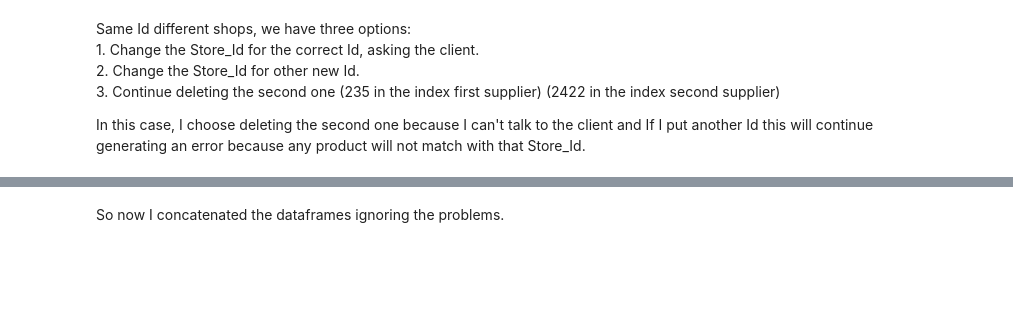
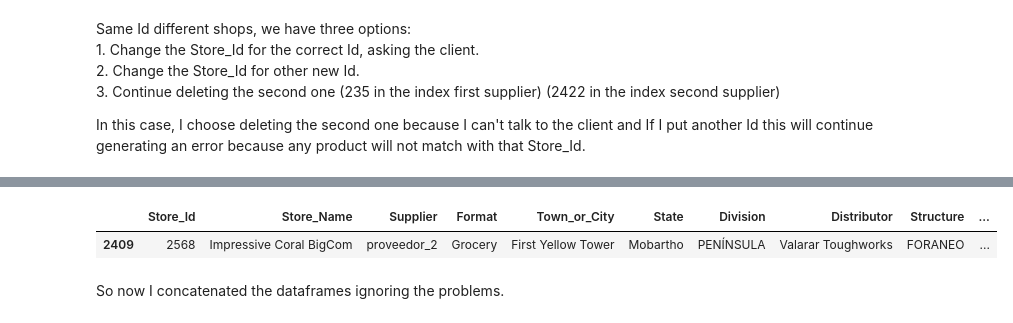
Before and after one commit to Mariacagi/Prueba_t-cnica_WA, a Jupyter notebook: src/main.ipynb, the cells around one changed output, grey strips where cells are left out. Cells and saved outputs as stored; diff of their text form; code cells hidden in the pictures; blank space fills up the shorter version.

```diff
--- a/src/main.ipynb
+++ b/src/main.ipynb
@@ -596,3 +599,9 @@ See the caveats in the documentation: https://pandas.pydata.org/pandas-docs/stab
+# %%
+# Checking the deleting was done well for second supplier
+maestro_client_prov2.loc[(maestro_client_prov2["Store_Id"] == 2568),:]
+# %% [output]
+|  | Store_Id | Store_Name | Supplier | Format | Town_or_City | State | Division | Distributor | Structure | ... |
+| 2409 | 2568 | Impressive Coral BigCom | proveedor_2 | Grocery | First Yellow Tower | Mobartho | PENÍNSULA | Valarar Toughworks | FORANEO | ... |
 # %% [markdown]
 So now I concatenated the dataframes ignoring the problems.
 # %%
```
Also changed, not shown: parts of 9 cells of this notebook, 2 other files.
